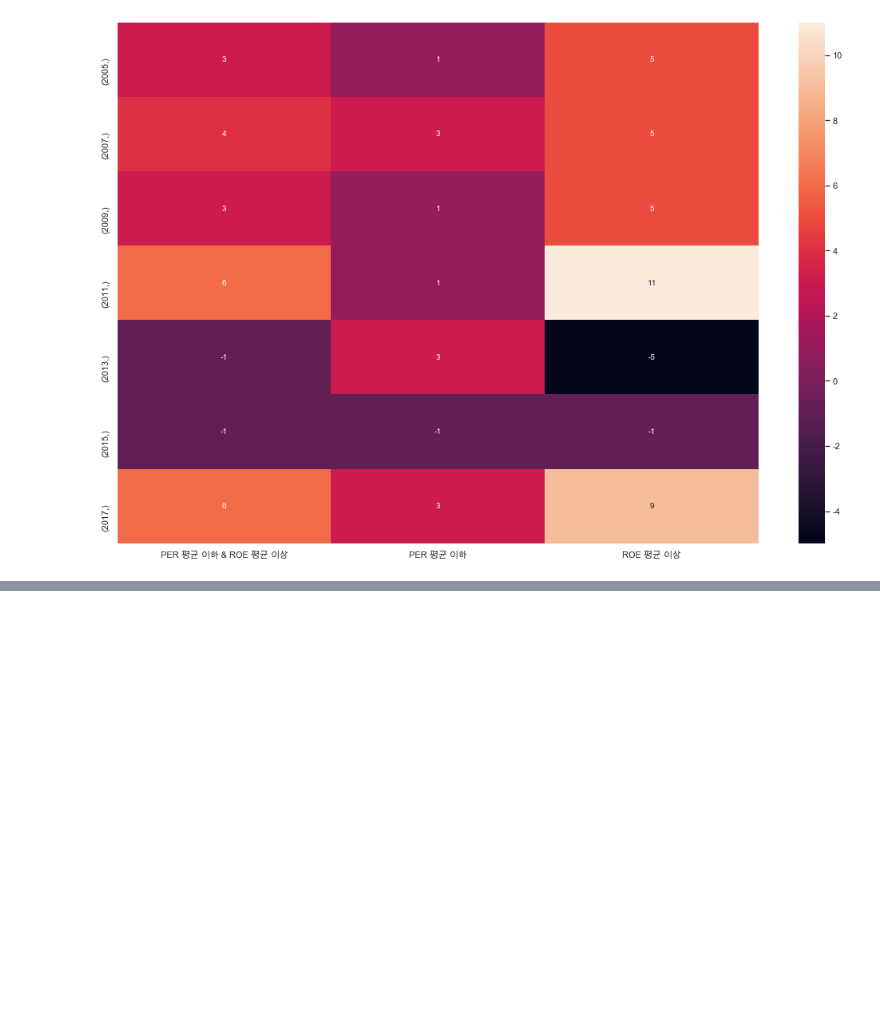
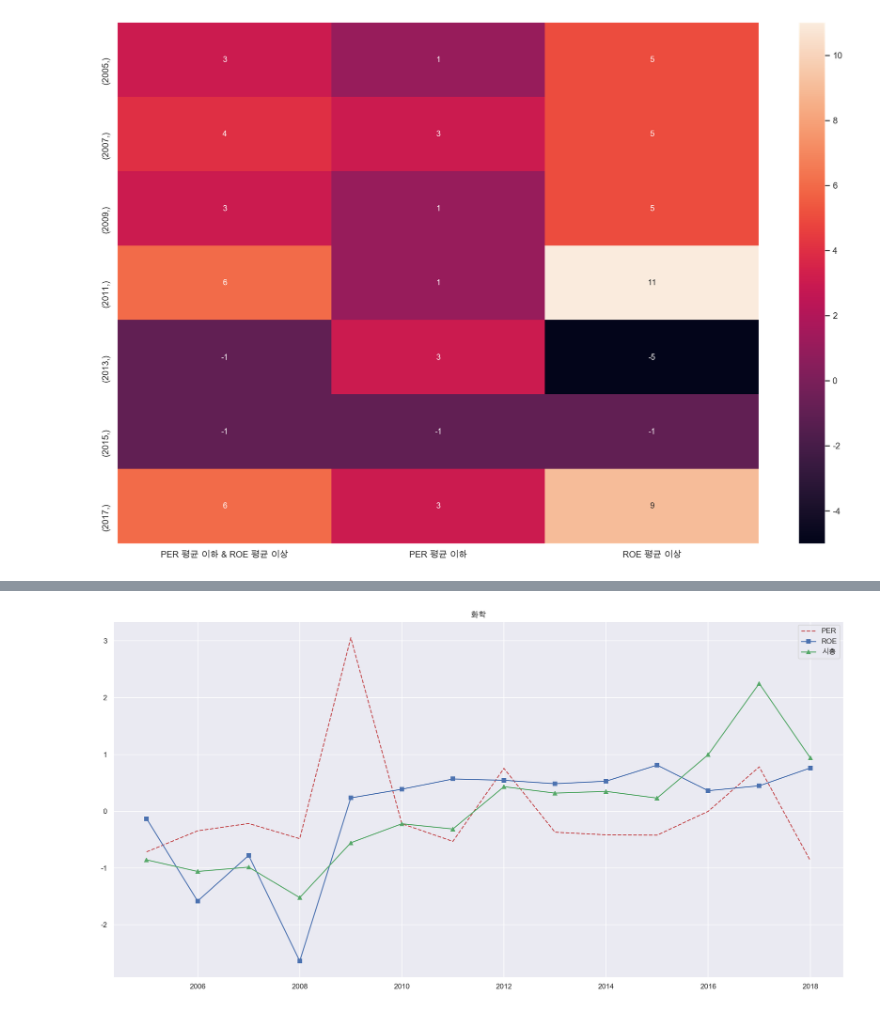
Before and after one commit to dss-16th/eda-repo-1, a Jupyter notebook: eda_per_roa_cap.ipynb, the cells around one changed output, grey strips where cells are left out. Drawn from its saved outputs; the diff is of its cells as text; code cells hidden in the pictures; blank space fills up the shorter version.

```diff
--- a/eda_per_roa_cap.ipynb
+++ b/eda_per_roa_cap.ipynb
@@ -814,0 +812,11 @@ df_ind.iloc[:-1,:-1].plot(kind="bar", stacked=True, figsize=(16,10))
+# %%
+df_show_ex = df_show.loc[df_show['산업분류']=='전기전자']
+plt.figure(figsize=(20,10))
+plt.plot(df_show_ex['년도'], df_show_ex['PER'], 'r--',
+         df_show_ex['년도'], df_show_ex['ROE'], 'bs-',
+         df_show_ex['년도'], df_show_ex['시총'], 'g^-')
+plt.title('화학')
+plt.legend(['PER', 'ROE', '시총'])
+plt.show()
+# %% [output]
+[figure, added]
```
Also changed, not shown: parts of 7 cells of this notebook.
